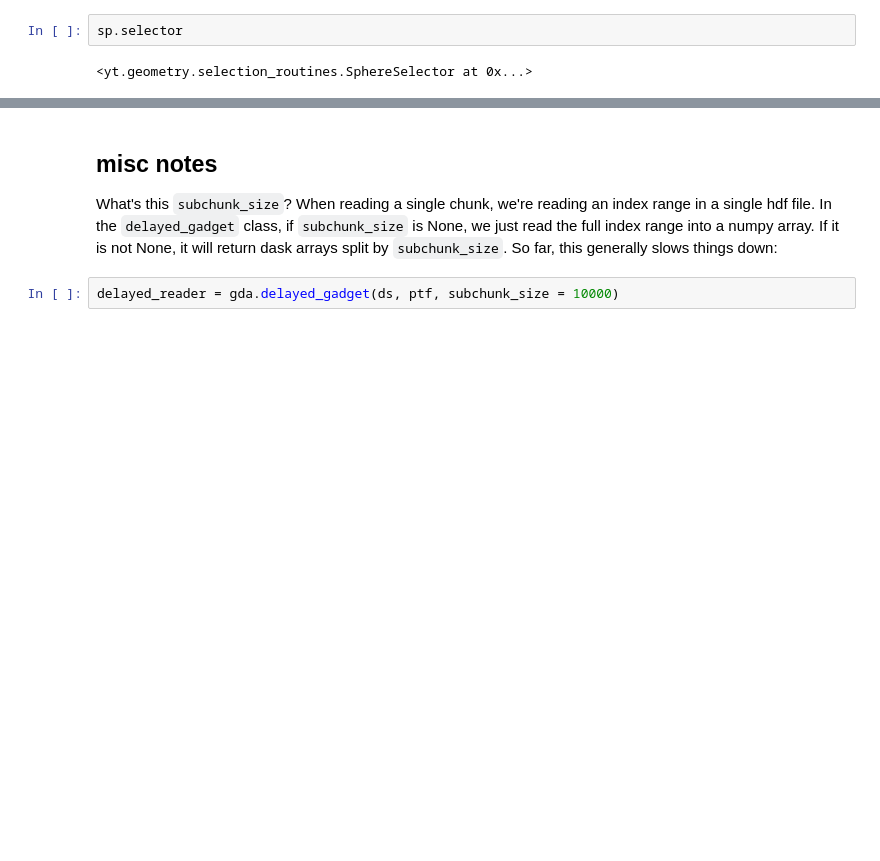
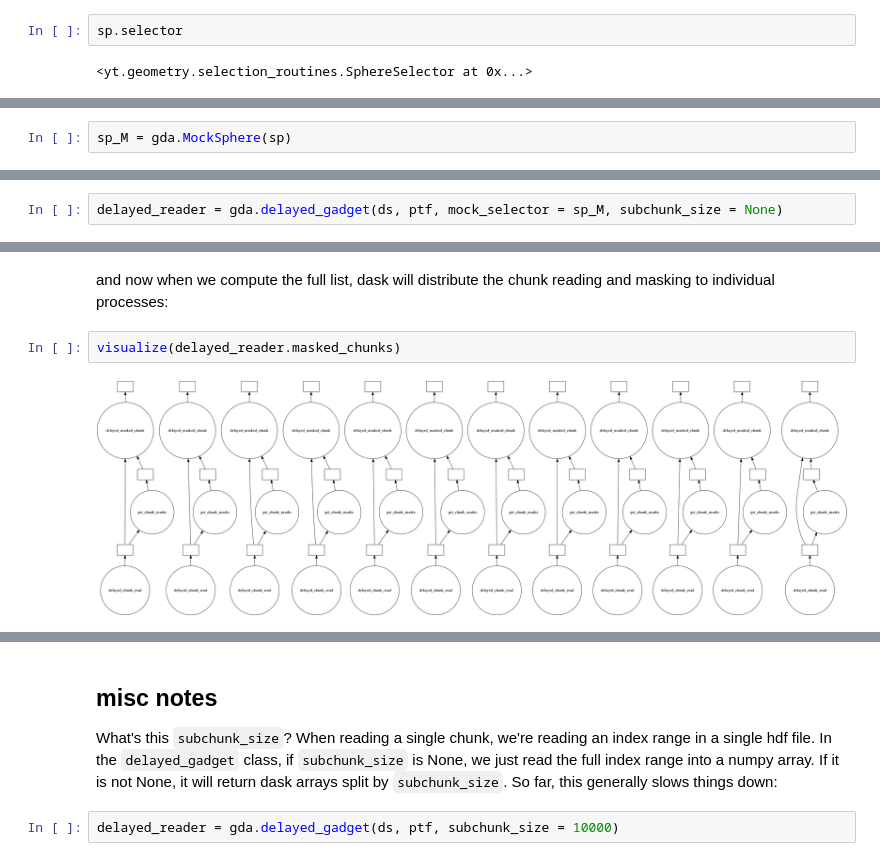
Before and after one commit to data-exp-lab/yt-dask-experiments, a Jupyter notebook: gadget_dask_delayed.ipynb, the cells around one changed output, grey strips where cells are left out. Drawn from its saved outputs; the diff is of its cells as text; blank space fills up the shorter version.

Commit message:
adding a daskable sphere selector

```diff
--- a/gadget_dask_delayed.ipynb
+++ b/gadget_dask_delayed.ipynb
@@ -306,0 +374,2 @@ which points to an issue in serializing the cython selection routine. When tryin
+# %%
+sp_M = gda.MockSphere(sp)
@@ -306,0 +413,2 @@ which points to an issue in serializing the cython selection routine. When tryin
+# %%
+delayed_reader = gda.delayed_gadget(ds, ptf, mock_selector = sp_M, subchunk_size = None)
@@ -306,0 +453,6 @@ which points to an issue in serializing the cython selection routine. When tryin
+# %% [markdown]
+and now when we compute the full list, dask will distribute the chunk reading and masking to individual processes:
+# %%
+visualize(delayed_reader.masked_chunks)
+# %% [output]
+[figure, added]
```
Also changed, not shown: parts of 43 cells of this notebook, 5 other files.
